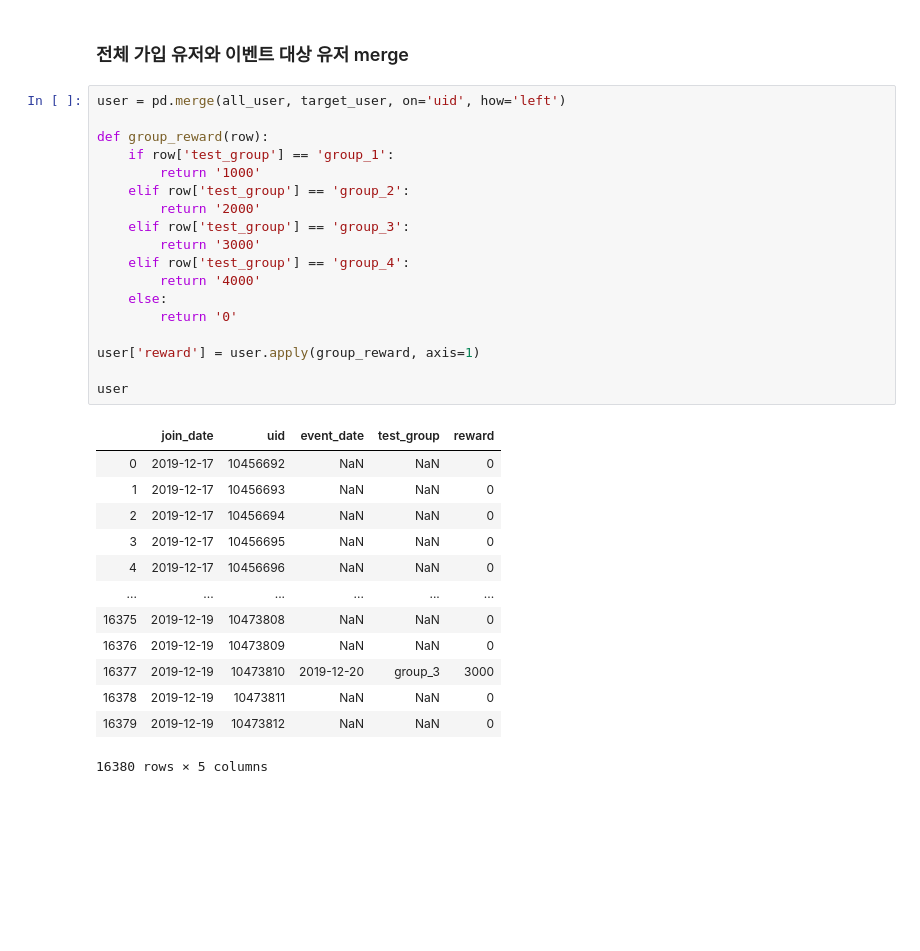
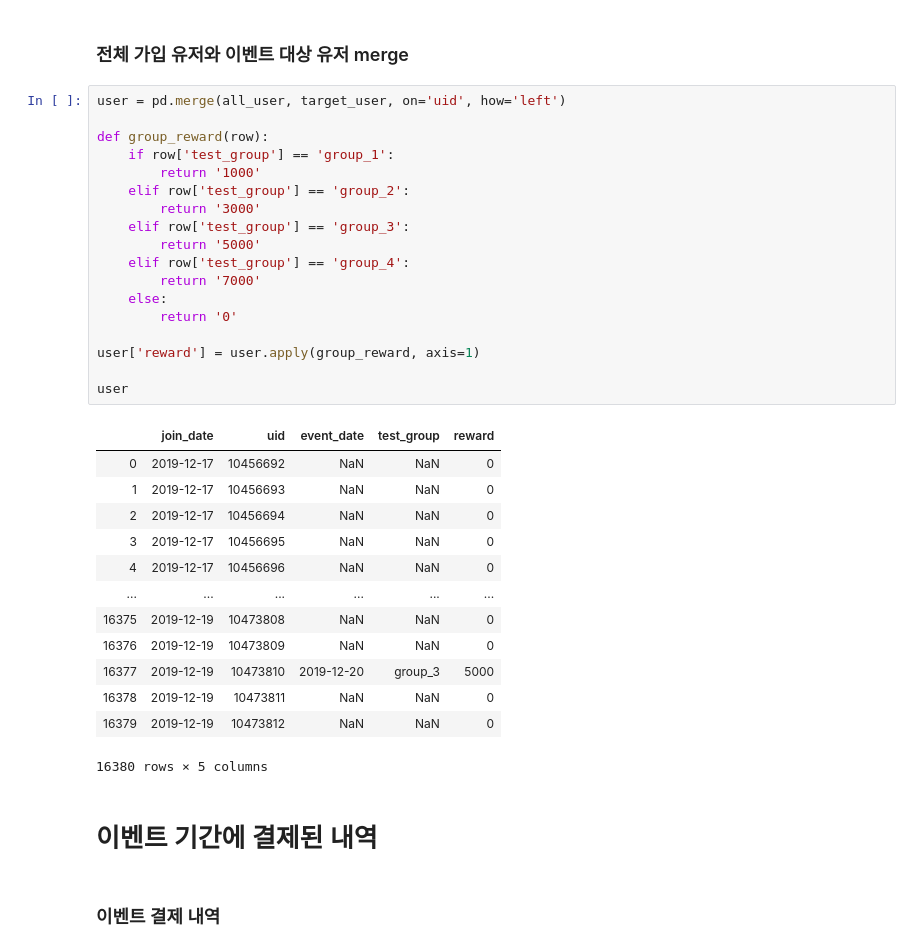
Before and after one commit to kiyoja07/python-bunjang, a Jupyter notebook: data-analysis/jupyter/reward_pay_event_1.0.ipynb, the cells around one changed output. Saved outputs shown, nothing was run; the diff lists cells and outputs as text; blank space fills up the shorter version.

```diff
--- a/data-analysis/jupyter/reward_pay_event_1.0.ipynb
+++ b/data-analysis/jupyter/reward_pay_event_1.0.ipynb
@@ -76,32 +76,36 @@ target_user
 # %%
 user = pd.merge(all_user, target_user, on='uid', how='left')
 
 def group_reward(row):
     if row['test_group'] == 'group_1':
         return '1000'
     elif row['test_group'] == 'group_2':
-        return '2000'
+        return '3000'
     elif row['test_group'] == 'group_3':
-        return '3000'
+        return '5000'
     elif row['test_group'] == 'group_4':
-        return '4000'
+        return '7000'
     else:
         return '0'
 
 user['reward'] = user.apply(group_reward, axis=1)
 
 user
 # %% [output]
 |  | join_date | uid | event_date | test_group | reward |
 | 0 | 2019-12-17 | 10456692 | NaN | NaN | 0 |
 | 1 | 2019-12-17 | 10456693 | NaN | NaN | 0 |
 | 2 | 2019-12-17 | 10456694 | NaN | NaN | 0 |
 | 3 | 2019-12-17 | 10456695 | NaN | NaN | 0 |
 | 4 | 2019-12-17 | 10456696 | NaN | NaN | 0 |
 | ... | ... | ... | ... | ... | ... |
 | 16375 | 2019-12-19 | 10473808 | NaN | NaN | 0 |
 | 16376 | 2019-12-19 | 10473809 | NaN | NaN | 0 |
-| 16377 | 2019-12-19 | 10473810 | 2019-12-20 | group_3 | 3000 |
+| 16377 | 2019-12-19 | 10473810 | 2019-12-20 | group_3 | 5000 |
 | 16378 | 2019-12-19 | 10473811 | NaN | NaN | 0 |
 | 16379 | 2019-12-19 | 10473812 | NaN | NaN | 0 |
 16380 rows × 5 columns
+# %% [markdown]
+# 이벤트 기간에 결제된 내역
+# %% [markdown]
+### 이벤트 결제 내역
```
Also changed, not shown: parts of 15 cells of this notebook, 4 other files.
